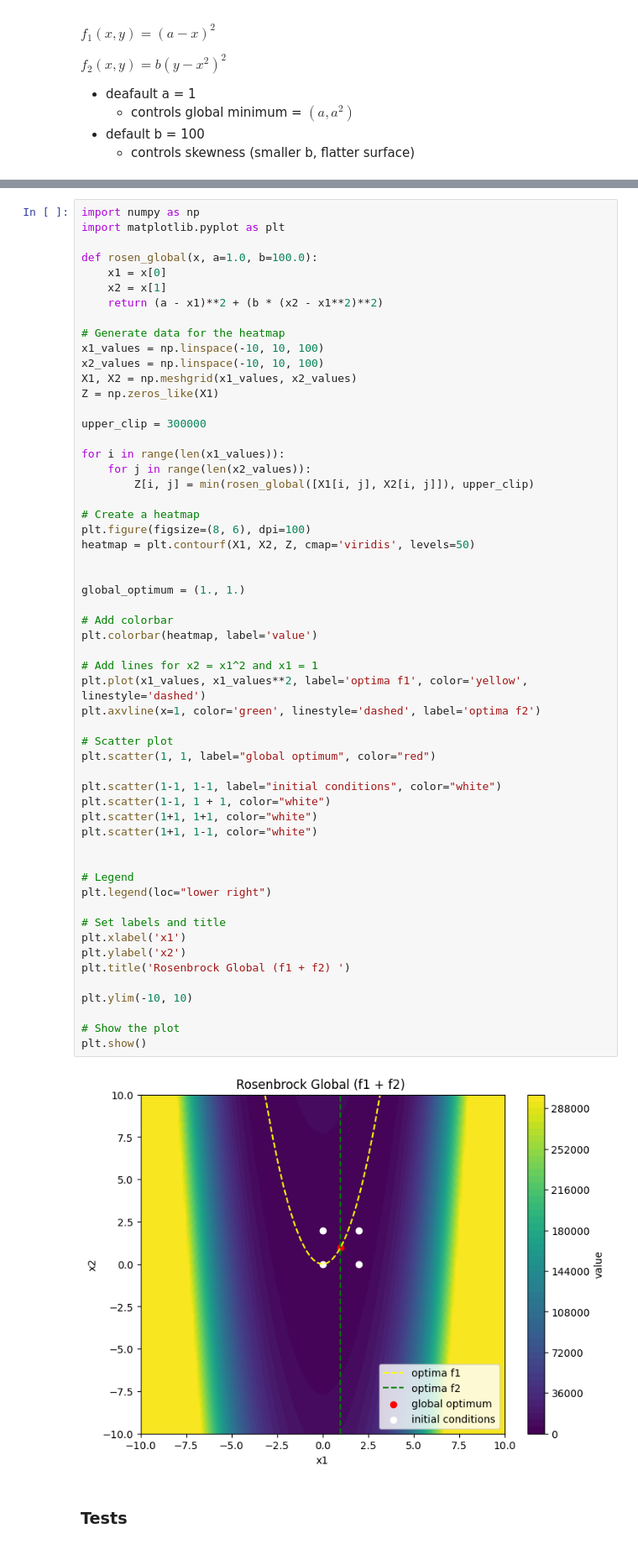
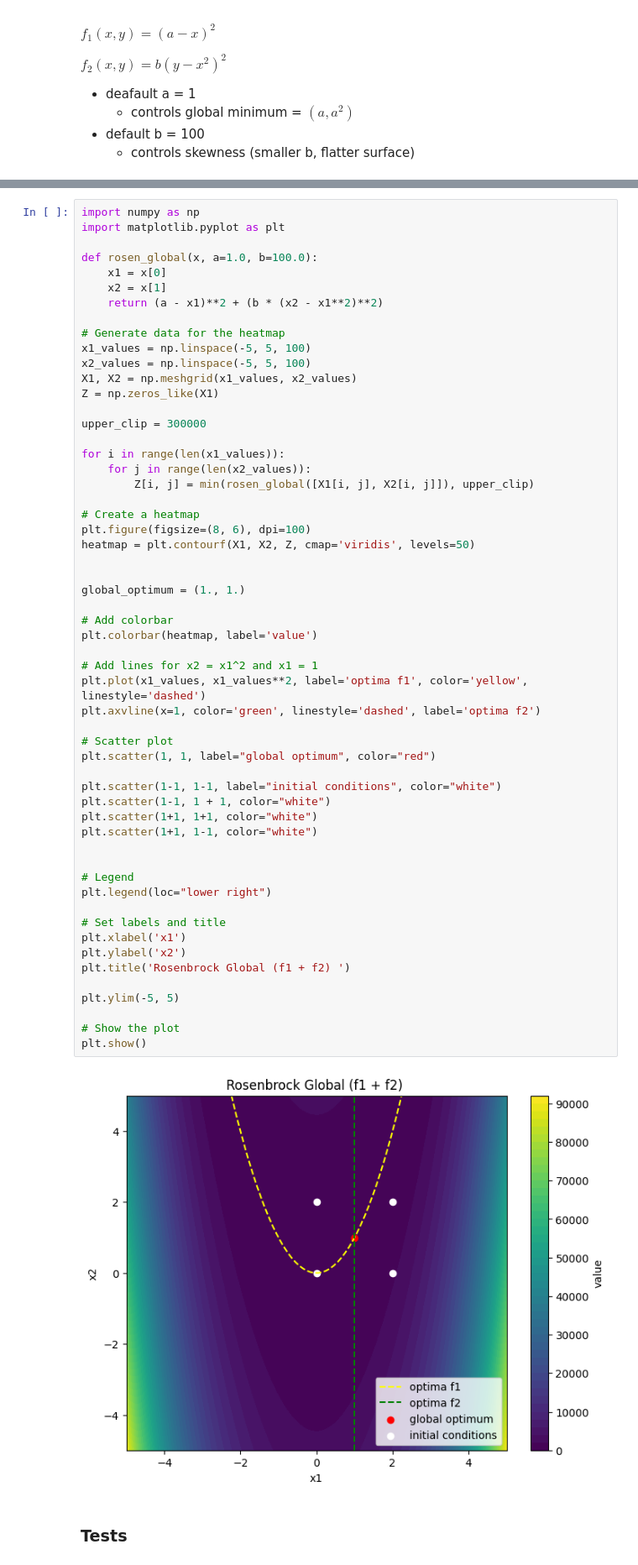
Before and after one commit to AndreiLix/FrODO, a Jupyter notebook: FOLDER_code/Rosenbrock.ipynb, the cells around one changed output, grey strips where cells are left out. Shown at 84% size. Saved outputs shown, nothing was run; the diff lists cells and outputs as text.

```diff
--- a/FOLDER_code/Rosenbrock.ipynb
+++ b/FOLDER_code/Rosenbrock.ipynb
@@ -92,8 +92,8 @@ def rosen_global(x, a=1.0, b=100.0):
     return (a - x1)**2 + (b * (x2 - x1**2)**2)
 
 # Generate data for the heatmap
-x1_values = np.linspace(-10, 10, 100)
-x2_values = np.linspace(-10, 10, 100)
+x1_values = np.linspace(-5, 5, 100)
+x2_values = np.linspace(-5, 5, 100)
 X1, X2 = np.meshgrid(x1_values, x2_values)
 Z = np.zeros_like(X1)
 
@@ -111,35 +111,35 @@ heatmap = plt.contourf(X1, X2, Z, cmap='viridis', levels=50)
 global_optimum = (1., 1.)
 
 # Add colorbar
 plt.colorbar(heatmap, label='value')
 
 # Add lines for x2 = x1^2 and x1 = 1
 plt.plot(x1_values, x1_values**2, label='optima f1', color='yellow', linestyle='dashed')
 plt.axvline(x=1, color='green', linestyle='dashed', label='optima f2')
 
 # Scatter plot
 plt.scatter(1, 1, label="global optimum", color="red")
 
 plt.scatter(1-1, 1-1, label="initial conditions", color="white")
 plt.scatter(1-1, 1 + 1, color="white")
 plt.scatter(1+1, 1+1, color="white")
 plt.scatter(1+1, 1-1, color="white")
 
 
 # Legend
 plt.legend(loc="lower right")
 
 # Set labels and title
 plt.xlabel('x1')
 plt.ylabel('x2')
 plt.title('Rosenbrock Global (f1 + f2) ')
 
-plt.ylim(-10, 10)
+plt.ylim(-5, 5)
 
 # Show the plot
 plt.show()
 # %% [output]
-[figure, old version]
+[figure, new version]
 # %% [markdown]
 ### Tests
 # %%
```
Also changed, not shown: parts of 9 cells of this notebook, 1 other file.
